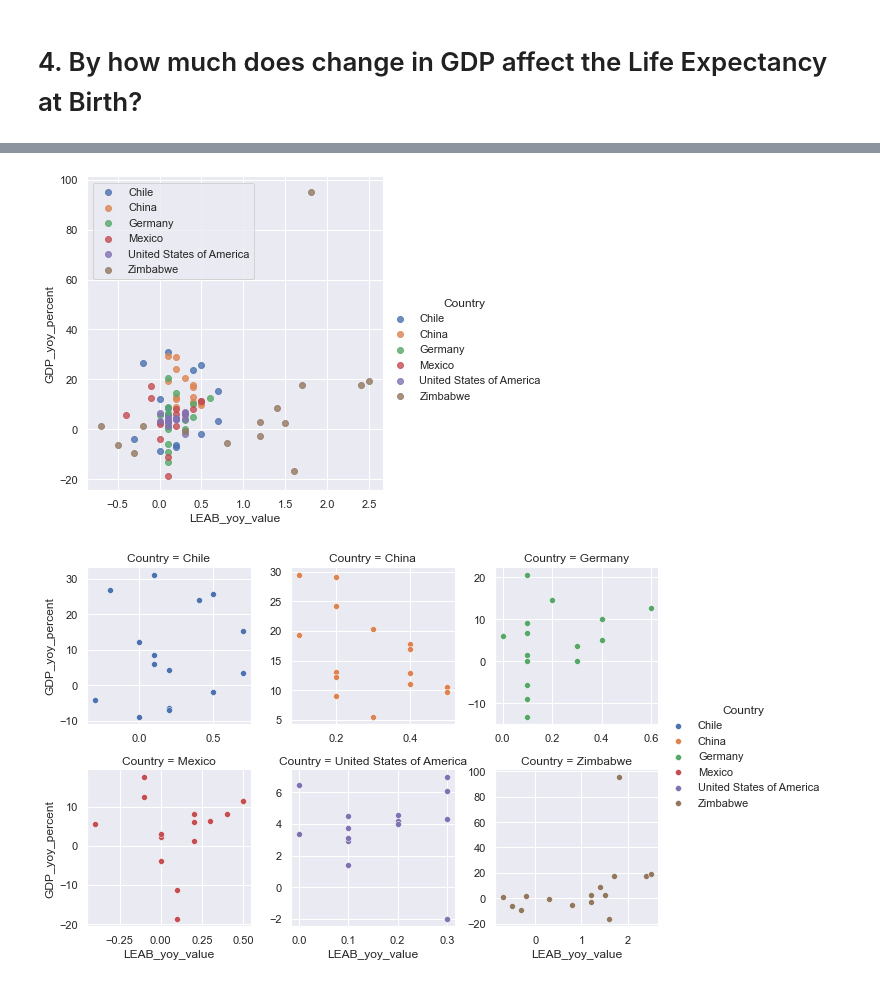
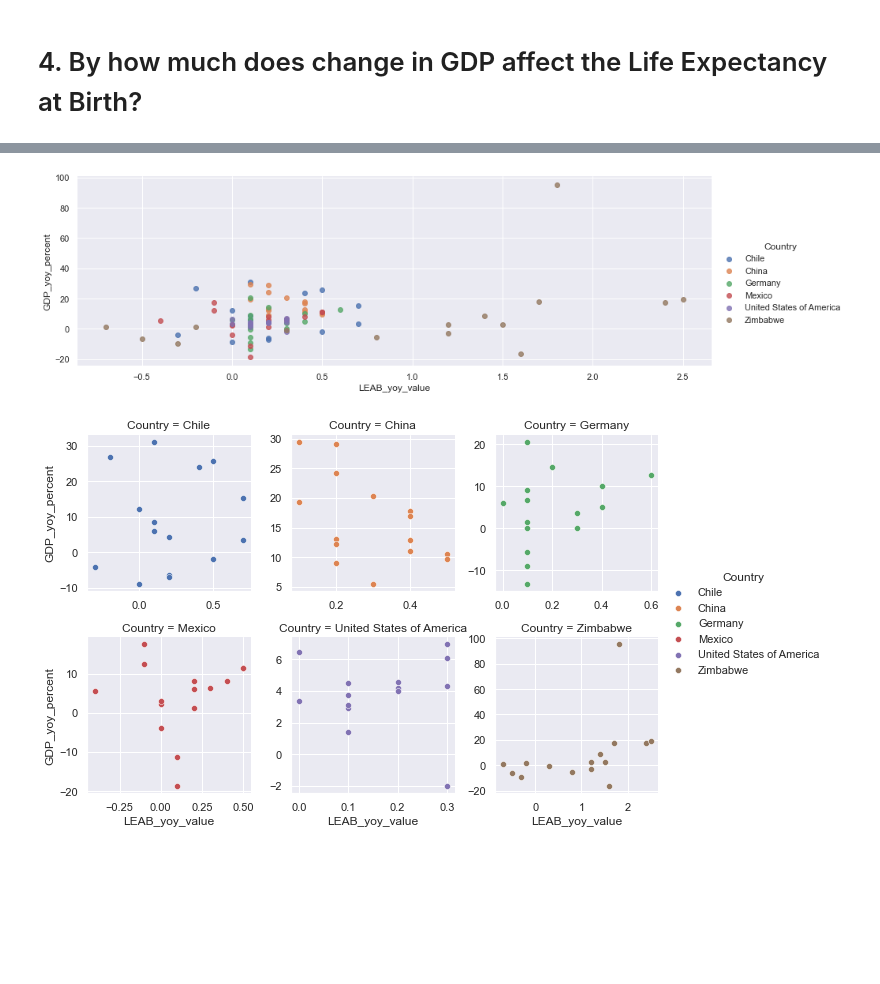
Before and after one commit to tiramisubunny/life_expectancy_gdp_group_project, a Jupyter notebook: life_expectancy_gdp.ipynb, the cells around one changed output, grey strips where cells are left out. Cells and saved outputs as stored; diff of their text form; code cells hidden in the pictures; blank space fills up the shorter version.

```diff
--- a/life_expectancy_gdp.ipynb
+++ b/life_expectancy_gdp.ipynb
@@ -329,9 +328,8 @@ gdp_data['LEAB_yoy_value'] = yoy_value(leab_all)
 # %%
-sns.lmplot(data=gdp_data[gdp_data['Year'] != 2000], x='LEAB_yoy_value', y='GDP_yoy_percent', hue='Country', fit_reg=False)
-plt.legend()
+sns.lmplot(data=gdp_data[gdp_data['Year'] != 2000], x='LEAB_yoy_value', y='GDP_yoy_percent', hue='Country', fit_reg=False, height=4, aspect=3)
 plt.show()
 # %% [output]
-[figure, old version]
+[figure, new version]
 # %%
 scatter_yoy_gdp_leaby = sns.FacetGrid(gdp_data[gdp_data['Year'] != 2000], col_wrap=3, col='Country', hue='Country', sharex=False, sharey=False)
 scatter_yoy_gdp_leaby = (scatter_yoy_gdp_leaby.map(sns.scatterplot, 'LEAB_yoy_value', 'GDP_yoy_percent')).add_legend()
```
Also changed, not shown: parts of 6 cells of this notebook.
